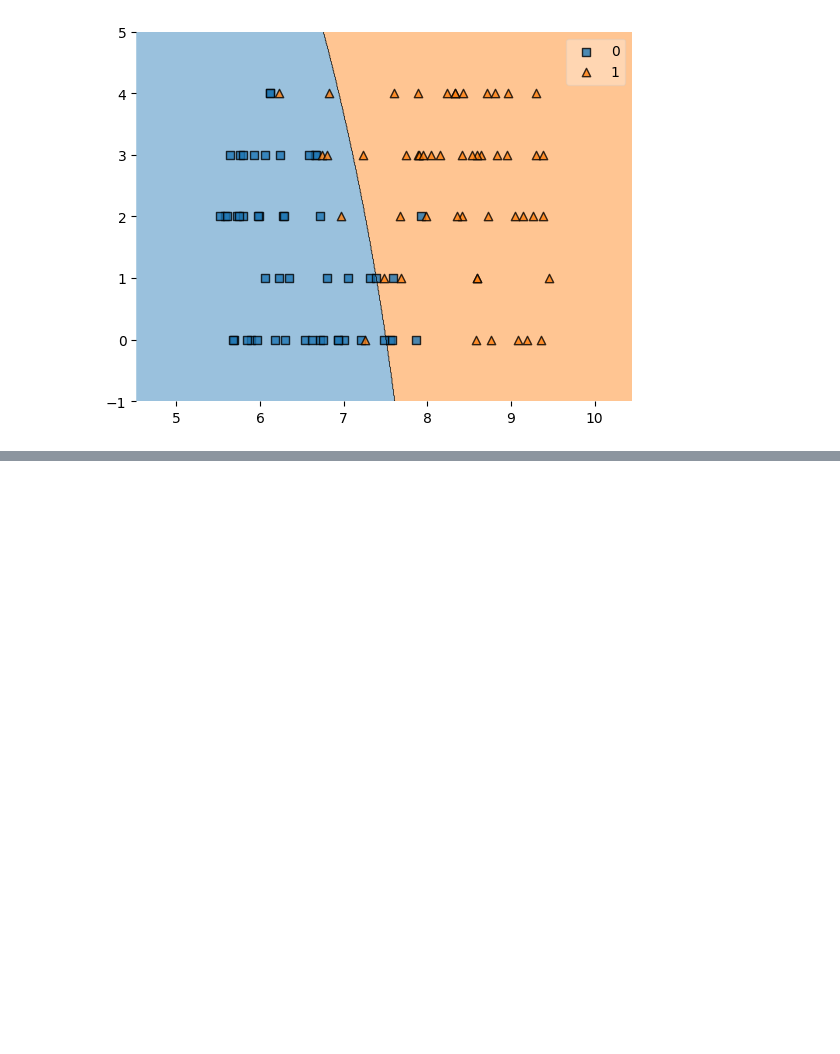
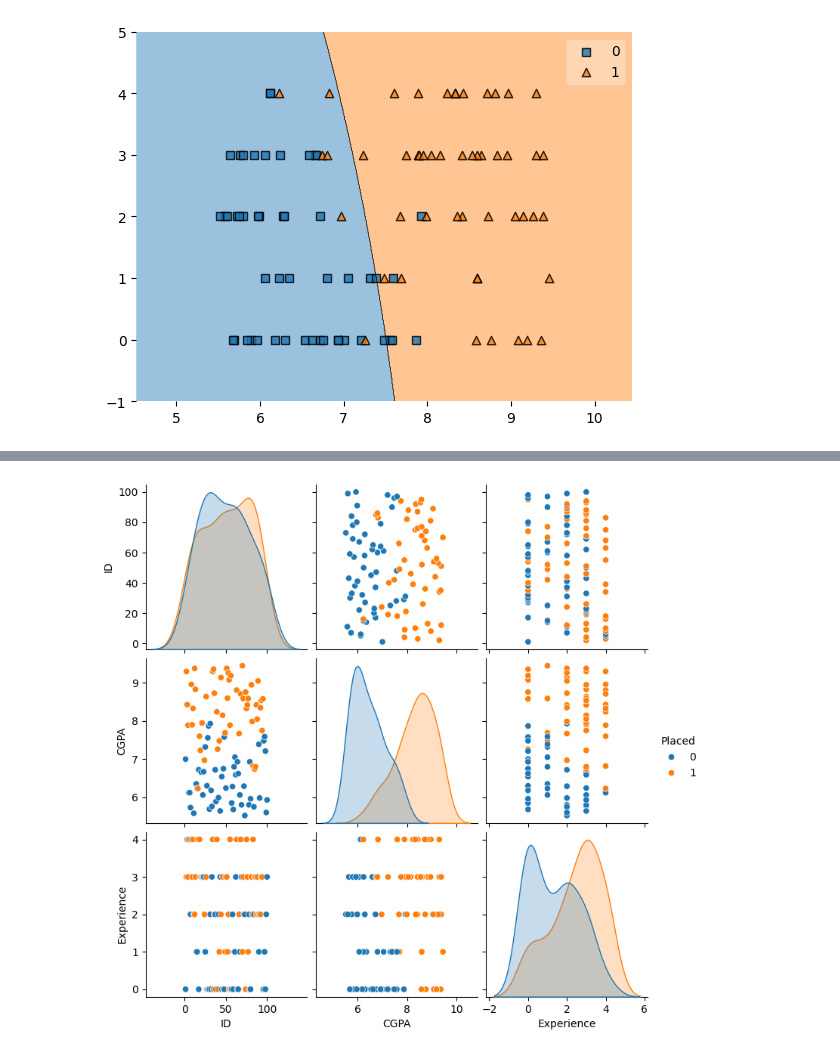
Before and after one commit to Jenil020/python, a Jupyter notebook: classification_model.ipynb, the cells around one changed output, grey strips where cells are left out. Saved outputs shown, nothing was run; the diff lists cells and outputs as text; code cells hidden in the pictures; blank space fills up the shorter version.

```diff
--- a/classification_model.ipynb
+++ b/classification_model.ipynb
@@ -198,0 +260,17 @@ plot_decision_regions(x.to_numpy(), y.to_numpy(), clf=nb)
+# %%
+x= df[["CGPA" , "Experience"]]
+y= df["Placed"]
+
+from sklearn.model_selection import train_test_split
+from sklearn.tree import DecisionTreeRegressor
+
+x_train,x_test,y_train,y_test = train_test_split(x,y,test_size=0.2)
+
+dt = DecisionTreeRegressor()
+dt.fit(x_train , y_train)
+dt.score(x_test,y_test)*100
+
+sns.pairplot(data=df , hue="Placed")
+plt.show()
+# %% [output]
+[figure, added]
```
Also changed, not shown: parts of 8 cells of this notebook.
